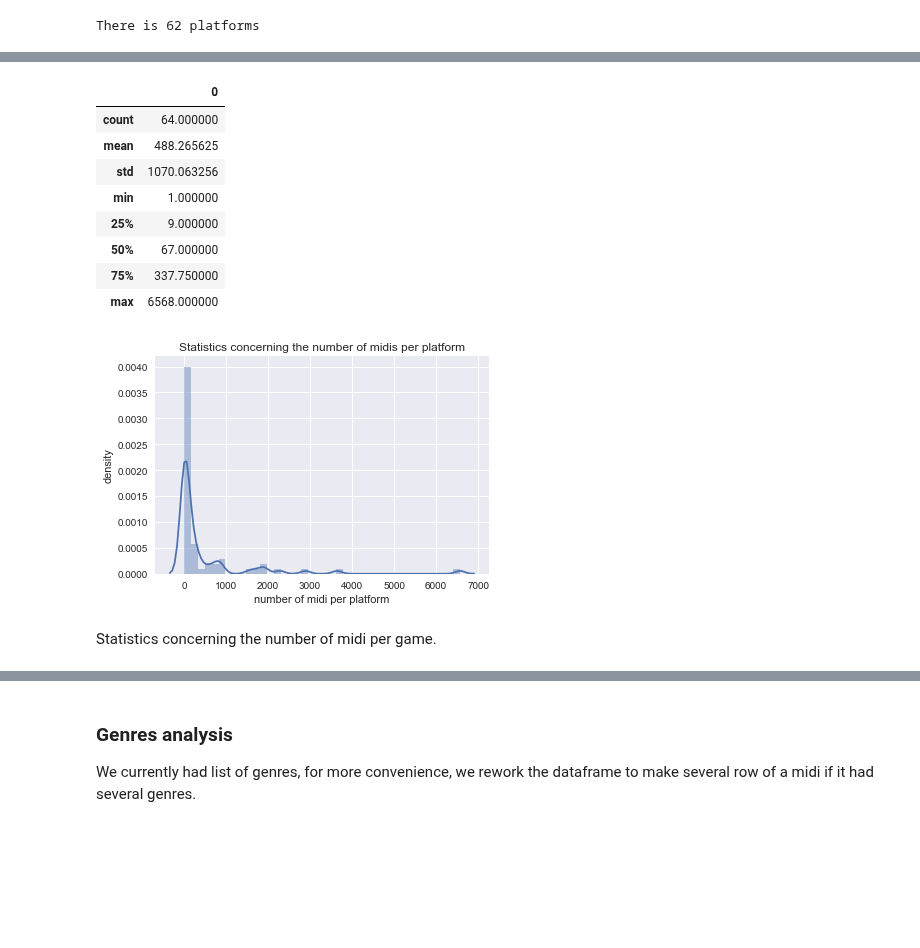
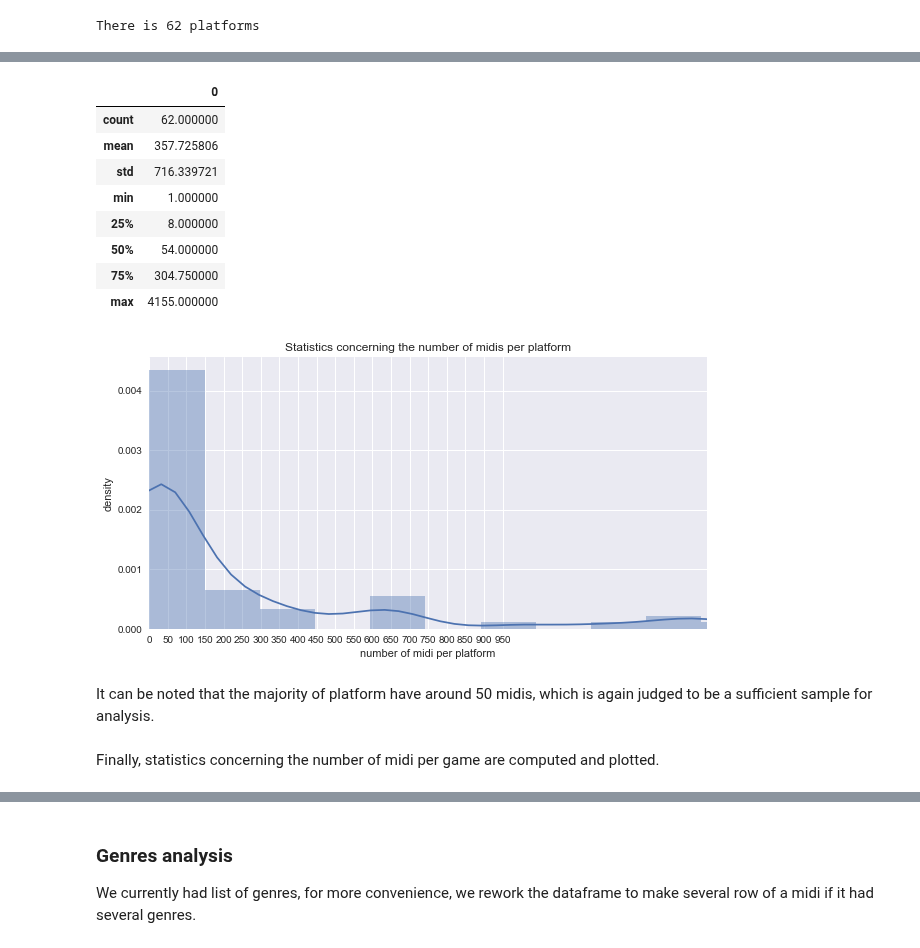
Before and after one commit to cedricviaccoz/musicology, a Jupyter notebook: dataset/Data Exploration.ipynb, the cells around one changed output, grey strips where cells are left out. Saved outputs shown, nothing was run; the diff lists cells and outputs as text; code cells hidden in the pictures; blank space fills up the shorter version.

Commit message:
improved data analysis

```diff
--- a/dataset/Data Exploration.ipynb
+++ b/dataset/Data Exploration.ipynb
@@ -116,7 +129,11 @@ Statistics concerning the number of games per platform are computed.
 # %%
-ax = sns.distplot(df.drop_duplicates(subset=['tgdb_platform', 'tgdb_gametitle']).groupby('tgdb_platform').size().to_frame())
+size= (10, 5)
+fig, ax = plt.subplots(figsize=size)
+ax = sns.distplot(df.drop_duplicates(subset=['tgdb_platform', 'tgdb_gametitle']).groupby('tgdb_platform').size().to_frame(), ax = ax)
 ax.set_xlabel("number of games per platform")
 ax.set_ylabel("density")
-ax.set_title("Statistics concerning the number of games per platform")
-df.drop_duplicates(subset=['tgdb_platform', 'tgdb_gametitle']).groupby('tgdb_platform').size().to_frame().describe()
+ax.set_title("Density of the number of games per platform")
+ax.set_xticks(np.arange(0, 300, 10))
+ax.set_xlim(0,200)
+plt.show()
 # %% [output]
@@ -135,19 +145,27 @@ Statistics concerning the number of midis per platform are computed.
+# %%
+df.groupby('tgdb_platform').size().to_frame().describe()
+# %% [output]
+|  | 0 |
+| count | 62.000000 |
+| mean | 357.725806 |
+| std | 716.339721 |
+| min | 1.000000 |
+| 25% | 8.000000 |
+| 50% | 54.000000 |
+| 75% | 304.750000 |
+| max | 4155.000000 |
 # %%
+fig, ax = plt.subplots(figsize=size)
 ax = sns.distplot(df.groupby('tgdb_platform').size().to_frame())
 ax.set_xlabel("number of midi per platform")
 ax.set_ylabel("density")
-ax.set_title("Statistics concerning the number of midis per platform")
-df.groupby('tgdb_platform').size().to_frame().describe()
+ax.set_title("Density of the number of midis per platform")
+ax.set_xticks(np.arange(0, 1000, 50))
+ax.set_xlim(0,1500)
+plt.show()
 # %% [output]
-|  | 0 |
-| count | 64.000000 |
-| mean | 488.265625 |
-| std | 1070.063256 |
-| min | 1.000000 |
-| 25% | 9.000000 |
-| 50% | 67.000000 |
-| 75% | 337.750000 |
-| max | 6568.000000 |
-[figure, old version]
+[figure, new version]
+# %% [markdown]
+It can be noted that the majority of platform have around 50 midis, which is again judged to be a sufficient sample for analysis.
 # %% [markdown]
-Statistics concerning the number of midi per game.
+Finally, statistics concerning the number of midi per game are computed and plotted.
```
Also changed, not shown: parts of 11 cells of this notebook.
